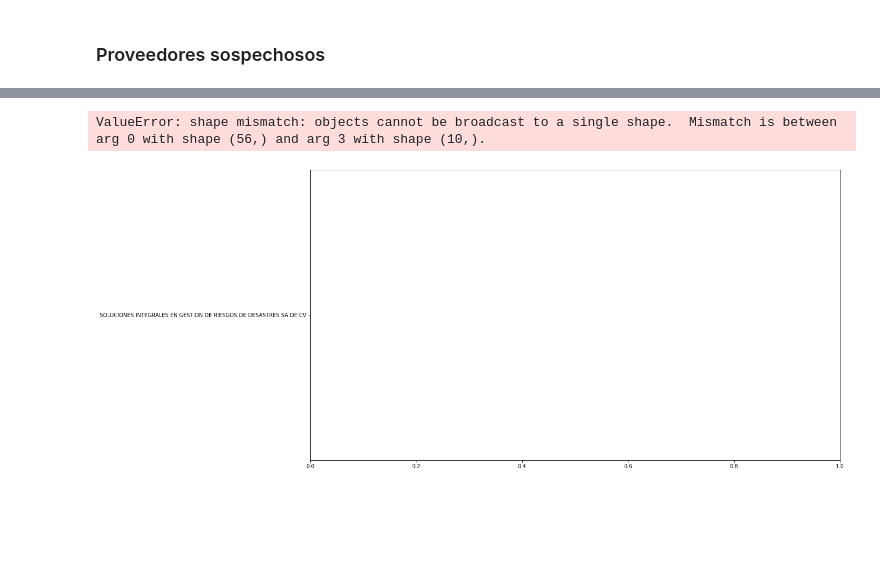
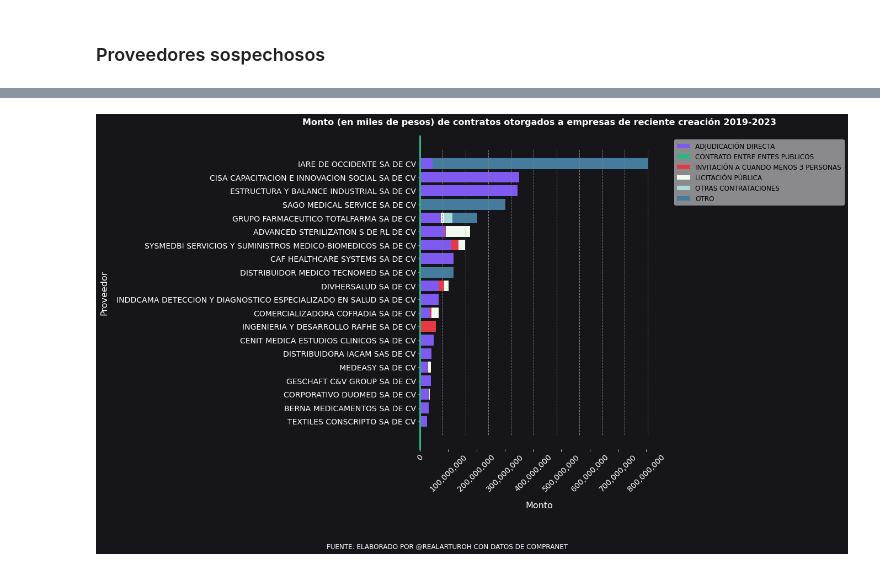
Before and after one commit to artiherrera/analisis_compranet, a Jupyter notebook: notebooks/2.0-buscador_consolidado.ipynb, the cells around one changed output, grey strips where cells are left out. Drawn from its saved outputs; the diff is of its cells as text; code cells hidden in the pictures; blank space fills up the shorter version.

Commit message:
ajustes en gráfica de proveedores sospechosos

```diff
--- a/notebooks/2.0-buscador_consolidado.ipynb
+++ b/notebooks/2.0-buscador_consolidado.ipynb
@@ -426,17 +426,20 @@ def calculate_suspicion(row):
         suspicion_score += 0.5
 
     # Si más del 50% de su importe proviene de "ADJUDICACIÓN DIRECTA" o "INVITACIÓN A CUANDO MENOS 3 PERSONAS"
-    if row.get("ADJUDICACIÓN DIRECTA", 0) + row.get("INVITACIÓN A CUANDO MENOS 3 PERSONAS", 0) +  row.get("OTRO", 0) > 50:
+    if row['ADJUDICACIÓN DIRECTA'] + row['INVITACIÓN A CUANDO MENOS 3 PERSONAS'] + row['OTRO'] > 50:
         suspicion_score += 0.5
 
     return suspicion_score
 
+# Aplicar la función para calcular la probabilidad de sospecha
 prov_df['probabilidad_sospecha'] = prov_df.apply(calculate_suspicion, axis=1)
 
+# Filtrar los proveedores sospechosos
+suspicious_providers = prov_df[prov_df['probabilidad_sospecha'] == 1]
 
-prov_df2 = prov_df[prov_df['probabilidad_sospecha'] == 1]
+# Seleccionar los 20 proveedores sospechosos que más han ganado
+top_20_suspicious_providers_df = suspicious_providers.nlargest(20, 'importe')
 
-prov_df2.sort_values(by='importe', ascending=False, inplace=True)
-
-prov_df2
+# Resultado
+top_20_suspicious_providers_df
 # %% [output]
@@ -464,42 +463,57 @@ See the caveats in the documentation: https://pandas.pydata.org/pandas-docs/stab
 # %%
+import matplotlib.pyplot as plt
+import matplotlib.ticker as ticker
+import numpy as np
+
+top20df = top_20_suspicious_providers_df.sort_values(by='importe', ascending=True)
+top20df['importe'] = top20df['importe']/1000
+
+# Datos
+proveedores = top20df['proveedor_o_contratista'].tolist()
+tipos_procedimiento = ['ADJUDICACIÓN DIRECTA', 'CONTRATO ENTRE ENTES PUBLICOS', 'INVITACIÓN A CUANDO MENOS 3 PERSONAS', 'LICITACIÓN PÚBLICA', 'OTRAS CONTRATACIONES', 'OTRO']
+
+# Calcular los importes por tipo de procedimiento en función de los porcentajes y el importe total
+data_procedimientos = []
+for tipo in tipos_procedimiento:
+    importe_tipo = (top20df[tipo] / 100) * top_20_suspicious_providers_df['importe']
+    data_procedimientos.append(importe_tipo.values)
+
+# Colores
+colors = ['#7f5af0', '#2cb67d', '#e63946', '#f1faee', '#a8dadc', '#457b9d']
+
+# Tamaño de la figura
+height = max(10, 0.5 * len(proveedores))
+width = height * (16/9)
+
 fig, ax = plt.subplots(figsize=(width, height))
 
-# Generamos las barras apiladas
+# Generar las barras apiladas
 bars = []
 for i, data in enumerate(data_procedimientos):
     bars.append(ax.barh(proveedores, data, left=[sum(data_procedimientos[j][k] for j in range(i)) for k in range(len(data))], color=colors[i % len(colors)]))
 
+# Configuración del gráfico
 ax.set_title(f"Monto (en miles de pesos) de contratos otorgados a empresas de reciente creación 2019-2023", fontsize=16, pad=20, fontweight='bold', color='#fffffe')
 ax.set_ylabel("Proveedor", fontsize=16, labelpad=15, color='white')
 ax.set_xlabel("Monto", fontsize=16, labelpad=15, color='white')
-
 ax.xaxis.set_major_formatter(ticker.StrMethodFormatter('{x:,.0f}'))
 ax.tick_params(axis='x', labelsize=14, colors='white', rotation=45)
-
-# Añadimos líneas punteadas en el eje x
-x_interval = (max(importe_total) / 10)  # Dividimos el eje x en 10 partes iguales
-for x in np.arange(0, max(importe_total)+x_interval, x_interval):
+x_interval = (top_20_suspicious_providers_df['importe'].max() / 10)
+for x in np.arange(0, top_20_suspicious_providers_df['importe'].max() + x_interval, x_interval):
     plt.vlines(x, ymin=-1, ymax=len(proveedores), colors='gray', linestyles='dashed', linewidth=1)
-
 fig.set_facecolor('#16161a')
 ax.set_facecolor('#16161a')
-
 for spine in ['bottom', 'right', 'top']:
     ax.spines[spine].set_visible(False)
-
 ax.spines['left'].set_linewidth(3)
 ax.spines['left'].set_color('#2cb67d')
 ax.tick_params(axis='y', labelsize=14, colors='white')
-
-# Leyenda con transparencia
-legend = ax.legend(bars, tipo_procedimientos, fontsize=12, bbox_to_anchor=(1.05, 1), loc='upper left')
+legend = ax.legend(bars, tipos_procedimiento, fontsize=12, bbox_to_anchor=(1.05, 1), loc='upper left')
 frame = legend.get_frame()
-frame.set_alpha(0.5) # Transparencia
-
+frame.set_alpha(0.5)
 plt.figtext(0.5, -0.1, "FUENTE: ELABORADO POR @REALARTUROH CON DATOS DE COMPRANET", ha="center", fontsize=12, color='#fffffe')
 plt.tight_layout()
-plt.subplots_adjust(bottom=0.15, right=0.8)  # Ajustamos el espacio a la derecha para la leyenda y en la parte inferior para las etiquetas rotadas del eje x
+plt.subplots_adjust(bottom=0.15, right=0.8)
 plt.show()
 # %% [output]
-ValueError: shape mismatch: objects cannot be broadcast to a single shape.  Mismatch is between arg 0 with shape (56,) and arg 3 with shape (10,).
-[figure, old version]
+[figure, new version]
```
Also changed, not shown: parts of 1 cell of this notebook.
